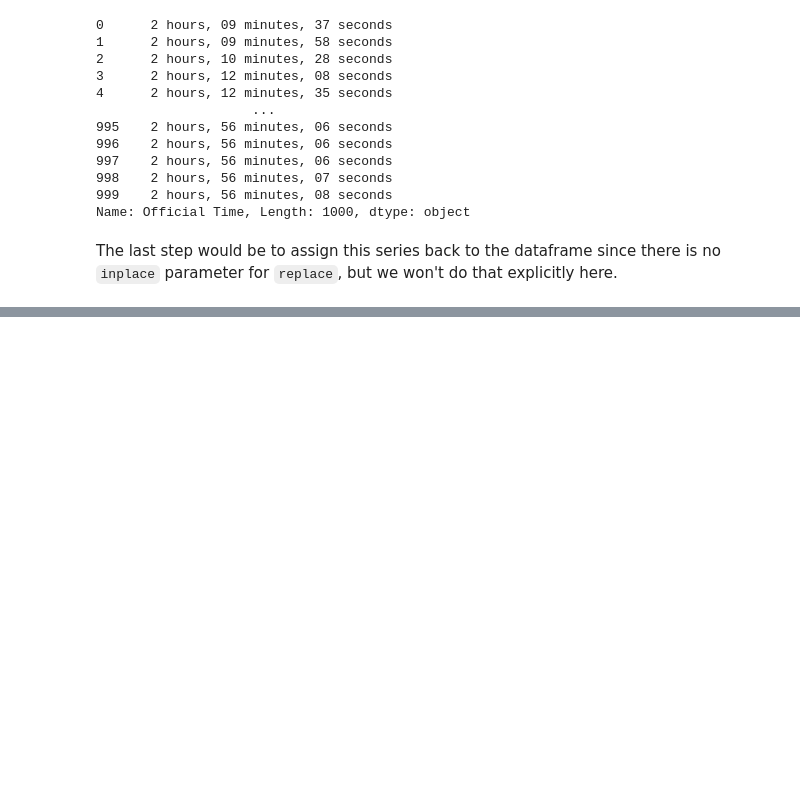
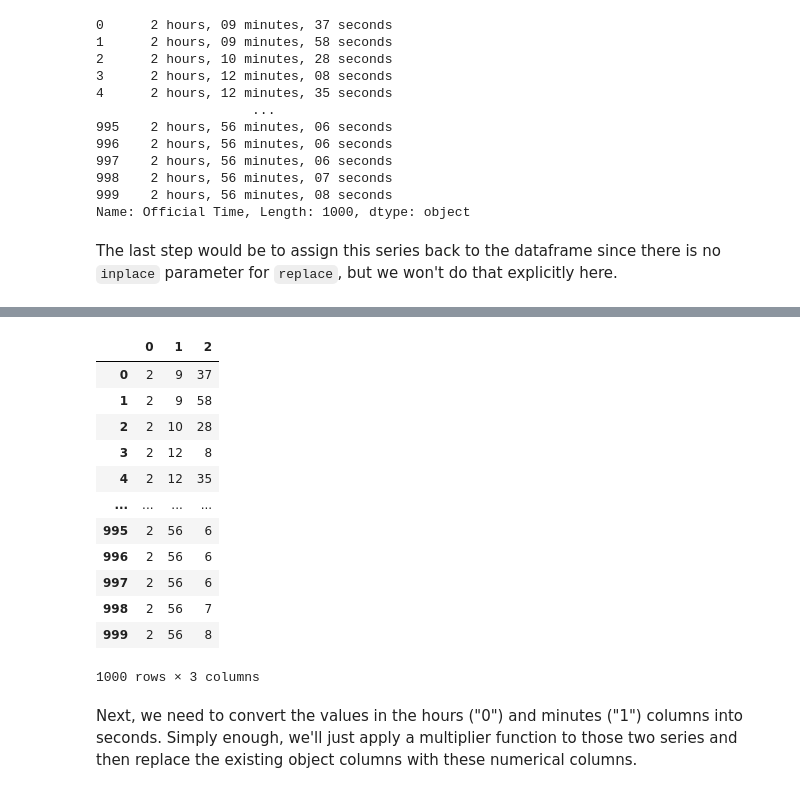
Before and after one commit to jgabunilas/pandas-bootcamp, a Jupyter notebook: Section11_Regex_and_Text_Manipulation/Section11_Regex_and_Text_Manipulation.ipynb, the cells around one changed output, grey strips where cells are left out. Cells and saved outputs as stored; diff of their text form; code cells hidden in the pictures; blank space fills up the shorter version.

```diff
--- a/Section11_Regex_and_Text_Manipulation/Section11_Regex_and_Text_Manipulation.ipynb
+++ b/Section11_Regex_and_Text_Manipulation/Section11_Regex_and_Text_Manipulation.ipynb
@@ -1821,0 +1865,2 @@ The last step would be to assign this series back to the dataframe since there i
+# %%
+final_times = boston['Official Time'].str.split(':', expand = True)
@@ -1821,0 +1890,2 @@ The last step would be to assign this series back to the dataframe since there i
+# %%
+final_times = final_times.astype(np.int64)
@@ -1821,0 +1905,18 @@ The last step would be to assign this series back to the dataframe since there i
+# %%
+final_times
+# %% [output]
+|  | 0 | 1 | 2 |
+| 0 | 2 | 9 | 37 |
+| 1 | 2 | 9 | 58 |
+| 2 | 2 | 10 | 28 |
+| 3 | 2 | 12 | 8 |
+| 4 | 2 | 12 | 35 |
+| ... | ... | ... | ... |
+| 995 | 2 | 56 | 6 |
+| 996 | 2 | 56 | 6 |
+| 997 | 2 | 56 | 6 |
+| 998 | 2 | 56 | 7 |
+| 999 | 2 | 56 | 8 |
+1000 rows × 3 columns
+# %% [markdown]
+Next, we need to convert the values in the hours ("0") and minutes ("1") columns into seconds. Simply enough, we'll just apply a multiplier function to those two series and then replace the existing object columns with these numerical columns.
```
Also changed, not shown: parts of 33 cells of this notebook, 1 other file.
